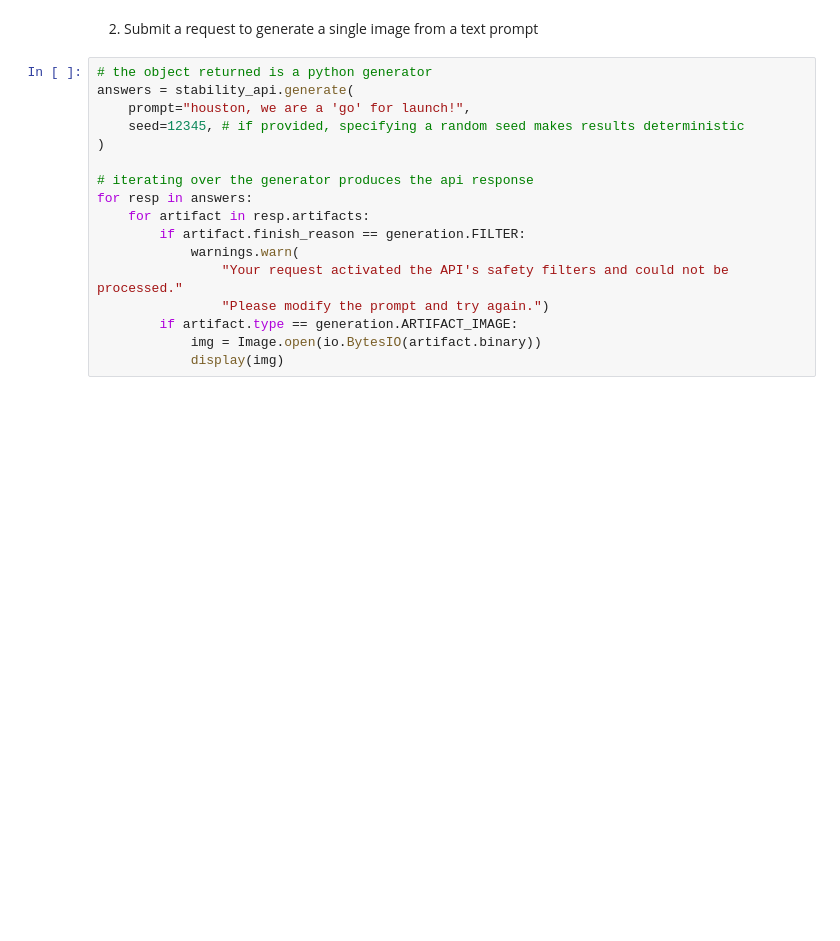
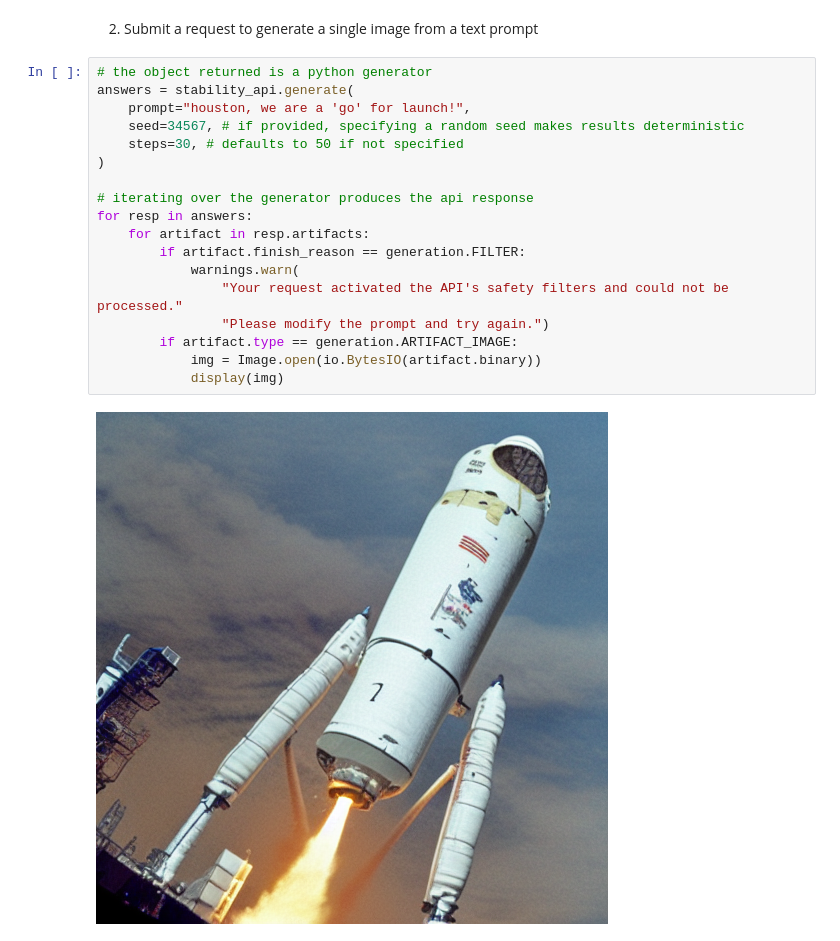
Before and after one commit to Stability-AI/stability-sdk, a Jupyter notebook: nbs/demo_colab.ipynb, the cells around one changed output. Cells and saved outputs as stored; diff of their text form; blank space fills up the shorter version.

```diff
--- a/nbs/demo_colab.ipynb
+++ b/nbs/demo_colab.ipynb
@@ -33,17 +33,20 @@ stability_api = client.StabilityInference(
 # %%
 # the object returned is a python generator
 answers = stability_api.generate(
     prompt="houston, we are a 'go' for launch!",
-    seed=12345, # if provided, specifying a random seed makes results deterministic
+    seed=34567, # if provided, specifying a random seed makes results deterministic
+    steps=30, # defaults to 50 if not specified
 )
 
 # iterating over the generator produces the api response
 for resp in answers:
     for artifact in resp.artifacts:
         if artifact.finish_reason == generation.FILTER:
             warnings.warn(
                 "Your request activated the API's safety filters and could not be processed."
                 "Please modify the prompt and try again.")
         if artifact.type == generation.ARTIFACT_IMAGE:
             img = Image.open(io.BytesIO(artifact.binary))
             display(img)
+# %% [output]
+[figure, added]
```
Also changed, not shown: parts of 2 cells of this notebook.
